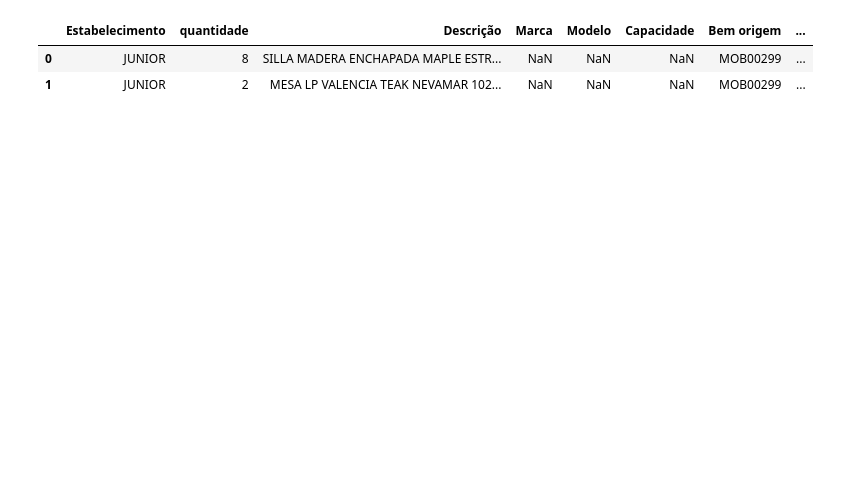
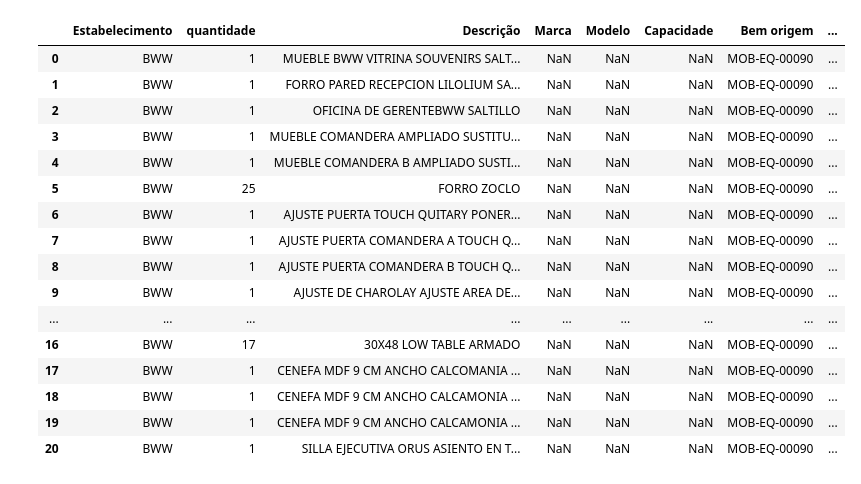
Before and after one commit to Harlocchi/NF-Open-Calculation, a Jupyter notebook: NFOpen.ipynb, the cells around one changed output. Drawn from its saved outputs; the diff is of its cells as text; code cells hidden in the pictures; blank space fills up the shorter version.

```diff
--- a/NFOpen.ipynb
+++ b/NFOpen.ipynb
@@ -1,12 +1,26 @@
 # %%
 import pandas as pd
 
-df = pd.read_excel("dataset.xlsx",  converters={'Valor de Custo Unitario': float, "CUSTO ORIGEM":float, "DEP ORIGEM":float, "RES ORIGEM":float})
+df = pd.read_excel("MOB-EQ-00090.xlsx",  converters={'Valor de Custo Unitario': float, "CUSTO ORIGEM":float, "DEP ORIGEM":float, "RES ORIGEM":float, })
 df
 # %% [output]
 |  | Estabelecimento | quantidade | Descrição | Marca | Modelo | Capacidade | Bem origem | ... |
-| 0 | JUNIOR | 8 | SILLA MADERA ENCHAPADA MAPLE ESTR... | NaN | NaN | NaN | MOB00299 | ... |
-| 1 | JUNIOR | 2 | MESA LP VALENCIA TEAK NEVAMAR 102... | NaN | NaN | NaN | MOB00299 | ... |
+| 0 | BWW | 1 | MUEBLE BWW VITRINA SOUVENIRS SALT... | NaN | NaN | NaN | MOB-EQ-00090 | ... |
+| 1 | BWW | 1 | FORRO PARED RECEPCION LILOLIUM SA... | NaN | NaN | NaN | MOB-EQ-00090 | ... |
+| 2 | BWW | 1 | OFICINA DE GERENTEBWW SALTILLO | NaN | NaN | NaN | MOB-EQ-00090 | ... |
+| 3 | BWW | 1 | MUEBLE COMANDERA AMPLIADO SUSTITU... | NaN | NaN | NaN | MOB-EQ-00090 | ... |
+| 4 | BWW | 1 | MUEBLE COMANDERA B AMPLIADO SUSTI... | NaN | NaN | NaN | MOB-EQ-00090 | ... |
+| 5 | BWW | 25 | FORRO ZOCLO | NaN | NaN | NaN | MOB-EQ-00090 | ... |
+| 6 | BWW | 1 | AJUSTE PUERTA TOUCH QUITARY PONER... | NaN | NaN | NaN | MOB-EQ-00090 | ... |
+| 7 | BWW | 1 | AJUSTE PUERTA COMANDERA A TOUCH Q... | NaN | NaN | NaN | MOB-EQ-00090 | ... |
+| 8 | BWW | 1 | AJUSTE PUERTA COMANDERA B TOUCH Q... | NaN | NaN | NaN | MOB-EQ-00090 | ... |
+| 9 | BWW | 1 | AJUSTE DE CHAROLAY AJUSTE AREA DE... | NaN | NaN | NaN | MOB-EQ-00090 | ... |
+| ... | ... | ... | ... | ... | ... | ... | ... | ... |
+| 16 | BWW | 17 | 30X48 LOW TABLE ARMADO | NaN | NaN | NaN | MOB-EQ-00090 | ... |
+| 17 | BWW | 1 | CENEFA MDF 9 CM ANCHO CALCOMANIA ... | NaN | NaN | NaN | MOB-EQ-00090 | ... |
+| 18 | BWW | 1 | CENEFA MDF 9 CM ANCHO CALCAMΟΝΙΑ ... | NaN | NaN | NaN | MOB-EQ-00090 | ... |
+| 19 | BWW | 1 | CENEFA MDF 9 CM ANCHO CALCAMONIA ... | NaN | NaN | NaN | MOB-EQ-00090 | ... |
+| 20 | BWW | 1 | SILLA EJECUTIVA ORUS ASIENTO EN T... | NaN | NaN | NaN | MOB-EQ-00090 | ... |
 # %%
 dataitem = df.iloc[:, 0:8]
 dataitem
```
Also changed, not shown: parts of 8 cells of this notebook, 3 other files.
